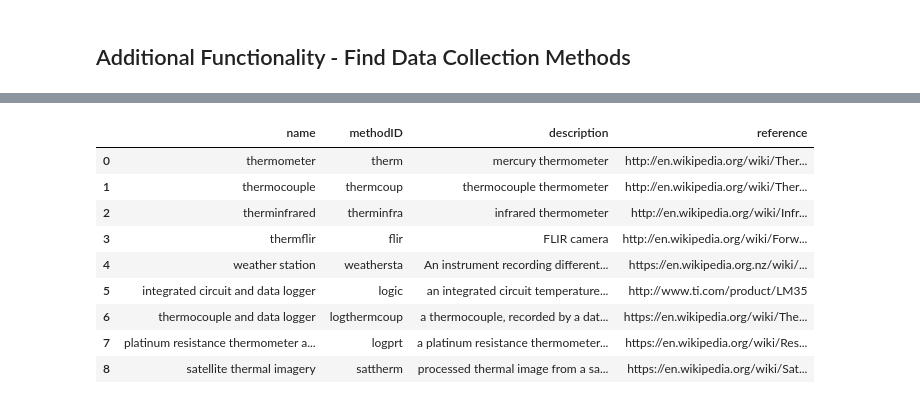
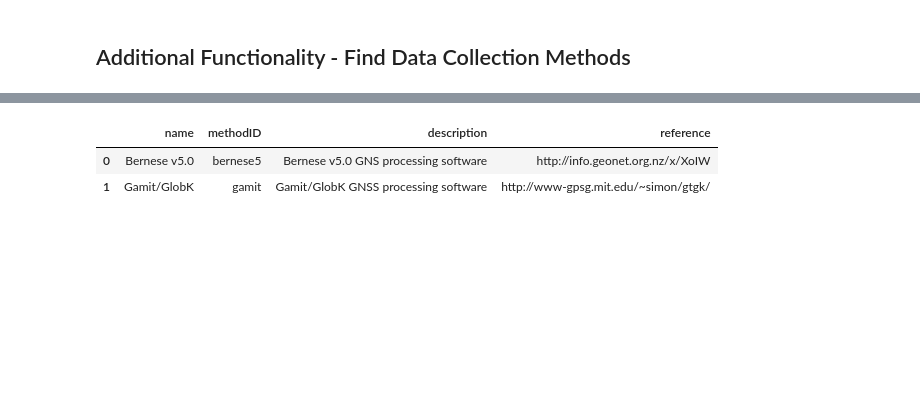
Before and after one commit to GeoNet/data-tutorials, a Jupyter notebook: FITS/FITS_data_access.ipynb, the cells around one changed output, grey strips where cells are left out. Saved outputs shown, nothing was run; the diff lists cells and outputs as text; code cells hidden in the pictures; blank space fills up the shorter version.

```diff
--- a/FITS/FITS_data_access.ipynb
+++ b/FITS/FITS_data_access.ipynb
@@ -220,7 +166,7 @@ endpoint = 'method'
 url = base_url + endpoint
 # %%
 #Set query parameters
-parameters ={"typeID": 't'}
+parameters ={"typeID": 'e'}
 
 #Get data
 request = requests.get(url, params=parameters)
@@ -228,7 +174,7 @@ request = requests.get(url, params=parameters)
 #Unpack data
 data = request.json()['method']
 # %%
-t_methods = pd.DataFrame()
+e_methods = pd.DataFrame()
 
 #add data to the data frame
 for i, val in enumerate(data):
@@ -241,17 +187,10 @@ for i, val in enumerate(data):
     #make a temprary dataframe from the dictionary
     temp = pd.DataFrame(dic, index=[i])
     #concatenate with dataframe containing method information
-    t_methods = pd.concat([t_methods, temp])
+    e_methods = pd.concat([e_methods, temp])
-# %%
-t_methods
-# %% [output]
-|  | name | methodID | description | reference |
-| 0 | thermometer | therm | mercury thermometer | http://en.wikipedia.org/wiki/Ther... |
-| 1 | thermocouple | thermcoup | thermocouple thermometer | http://en.wikipedia.org/wiki/Ther... |
-| 2 | therminfrared | therminfra | infrared thermometer | http://en.wikipedia.org/wiki/Infr... |
-| 3 | thermflir | flir | FLIR camera | http://en.wikipedia.org/wiki/Forw... |
-| 4 | weather station | weathersta | An instrument recording different... | https://en.wikipedia.org.nz/wiki/... |
-| 5 | integrated circuit and data logger | logic | an integrated circuit temperature... | http://www.ti.com/product/LM35 |
-| 6 | thermocouple and data logger | logthermcoup | a thermocouple, recorded by a dat... | https://en.wikipedia.org/wiki/The... |
-| 7 | platinum resistance thermometer a... | logprt | a platinum resistance thermometer... | https://en.wikipedia.org/wiki/Res... |
-| 8 | satellite thermal imagery | sattherm | processed thermal image from a sa... | https://en.wikipedia.org/wiki/Sat... |
+# %%
+e_methods
+# %% [output]
+|  | name | methodID | description | reference |
+| 0 | Bernese v5.0 | bernese5 | Bernese v5.0 GNS processing software | http://info.geonet.org.nz/x/XoIW |
+| 1 | Gamit/GlobK | gamit | Gamit/GlobK GNSS processing software | http://www-gpsg.mit.edu/~simon/gtgk/ |
```
Also changed, not shown: parts of 23 cells of this notebook, 1 other file.
